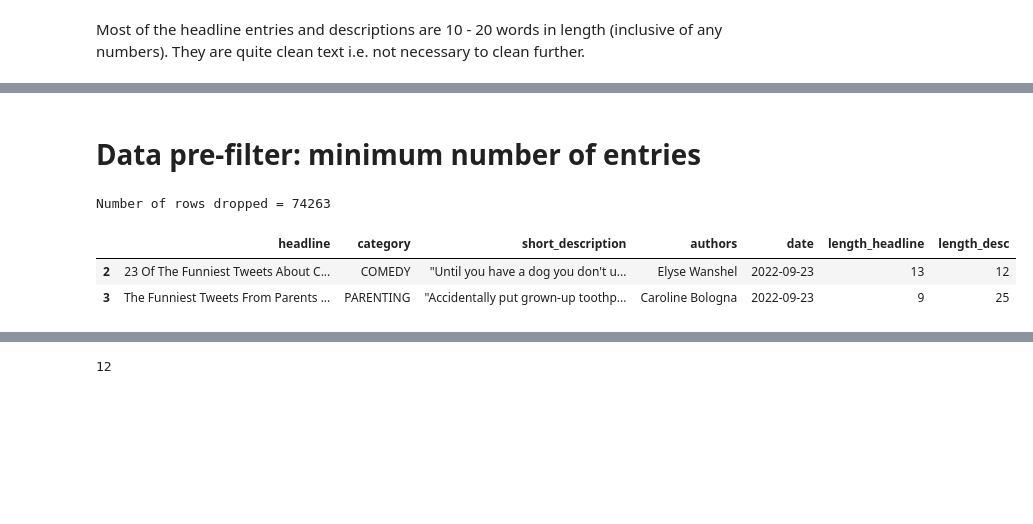
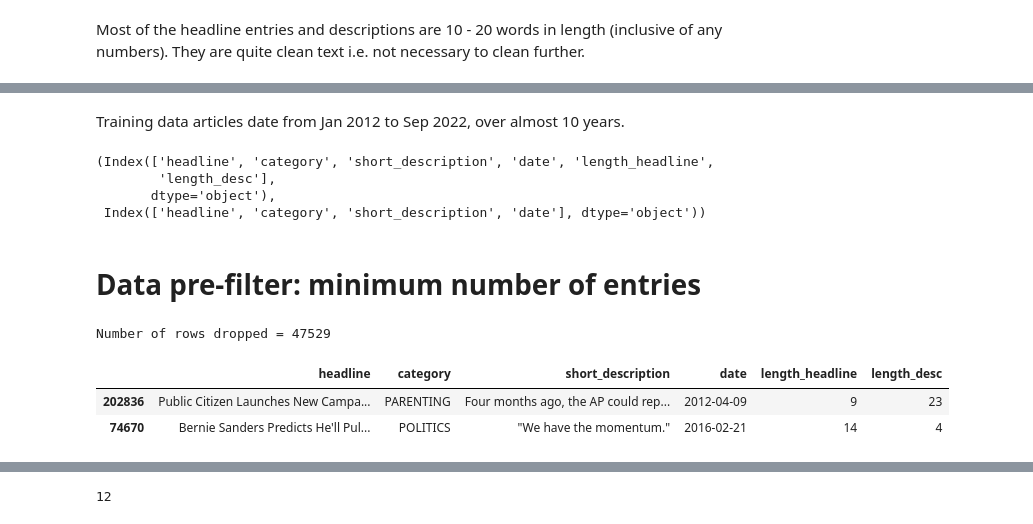
Before and after one commit to 42folders/news-classifier, a Jupyter notebook: notebooks/huffpost-news-EDA.ipynb, the cells around one changed output, grey strips where cells are left out. Drawn from its saved outputs; the diff is of its cells as text; code cells hidden in the pictures; blank space fills up the shorter version.

```diff
--- a/notebooks/huffpost-news-EDA.ipynb
+++ b/notebooks/huffpost-news-EDA.ipynb
@@ -157,5 +196,2 @@ plt.show()
 # %% [markdown]
 Most of the headline entries and descriptions are 10 - 20 words in length (inclusive of any numbers). They are quite clean text i.e. not necessary to clean further.
-# %%
-df['date'] = pd.to_datetime(df['date'])
-df.info()
@@ -178,3 +197,0 @@ memory usage: 12.8+ MB
-# %%
-# Drop link column as it is not informative
-df.drop(columns = ['link'], inplace=True)
@@ -183,0 +198,3 @@ df.to_csv(os.path.join(root,"data_EDA.csv"), index=False)
+# %%
+train['date'] = pd.to_datetime(train['date'])
+train['date'].min(), train['date'].max()
@@ -183,0 +203,2 @@ df.to_csv(os.path.join(root,"data_EDA.csv"), index=False)
+# %% [markdown]
+Training data articles date from Jan 2012 to Sep 2022, over almost 10 years.
@@ -184,8 +211,15 @@ df.to_csv(os.path.join(root,"data_EDA.csv"), index=False)
+# %%
+train.columns, test.columns
+# %% [output]
+(Index(['headline', 'category', 'short_description', 'date', 'length_headline',
+        'length_desc'],
+       dtype='object'),
+ Index(['headline', 'category', 'short_description', 'date'], dtype='object'))
 # %% [markdown]
 # Data pre-filter: minimum number of entries
 # %%
 # Function to keep the categories with a minimum number (n) of entries
-cat_counts = df['category'].value_counts()
+cat_counts = train['category'].value_counts()
 
 def cat_dropper(df, n):
   '''
@@ -198,10 +232,10 @@ def cat_dropper(df, n):
   print(f"Number of rows dropped = {len(df)- len(df1)}")
   return df1
 # %%
-df1 = cat_dropper(df, 5000) # Drop categories with <5000 entries
+df1 = cat_dropper(train, 3000) # Drop categories with <4000 entries
 df1.head(2)
 # %% [output]
-Number of rows dropped = 74263
+Number of rows dropped = 47529
-|  | headline | category | short_description | authors | date | length_headline | length_desc |
-| 2 | 23 Of The Funniest Tweets About C... | COMEDY | "Until you have a dog you don't u... | Elyse Wanshel | 2022-09-23 | 13 | 12 |
-| 3 | The Funniest Tweets From Parents ... | PARENTING | "Accidentally put grown-up toothp... | Caroline Bologna | 2022-09-23 | 9 | 25 |
+|  | headline | category | short_description | date | length_headline | length_desc |
+| 202836 | Public Citizen Launches New Campa... | PARENTING | Four months ago, the AP could rep... | 2012-04-09 | 9 | 23 |
+| 74670 | Bernie Sanders Predicts He'll Pul... | POLITICS | "We have the momentum." | 2016-02-21 | 14 | 4 |
```
Also changed, not shown: parts of 39 cells of this notebook, 5 other files.
